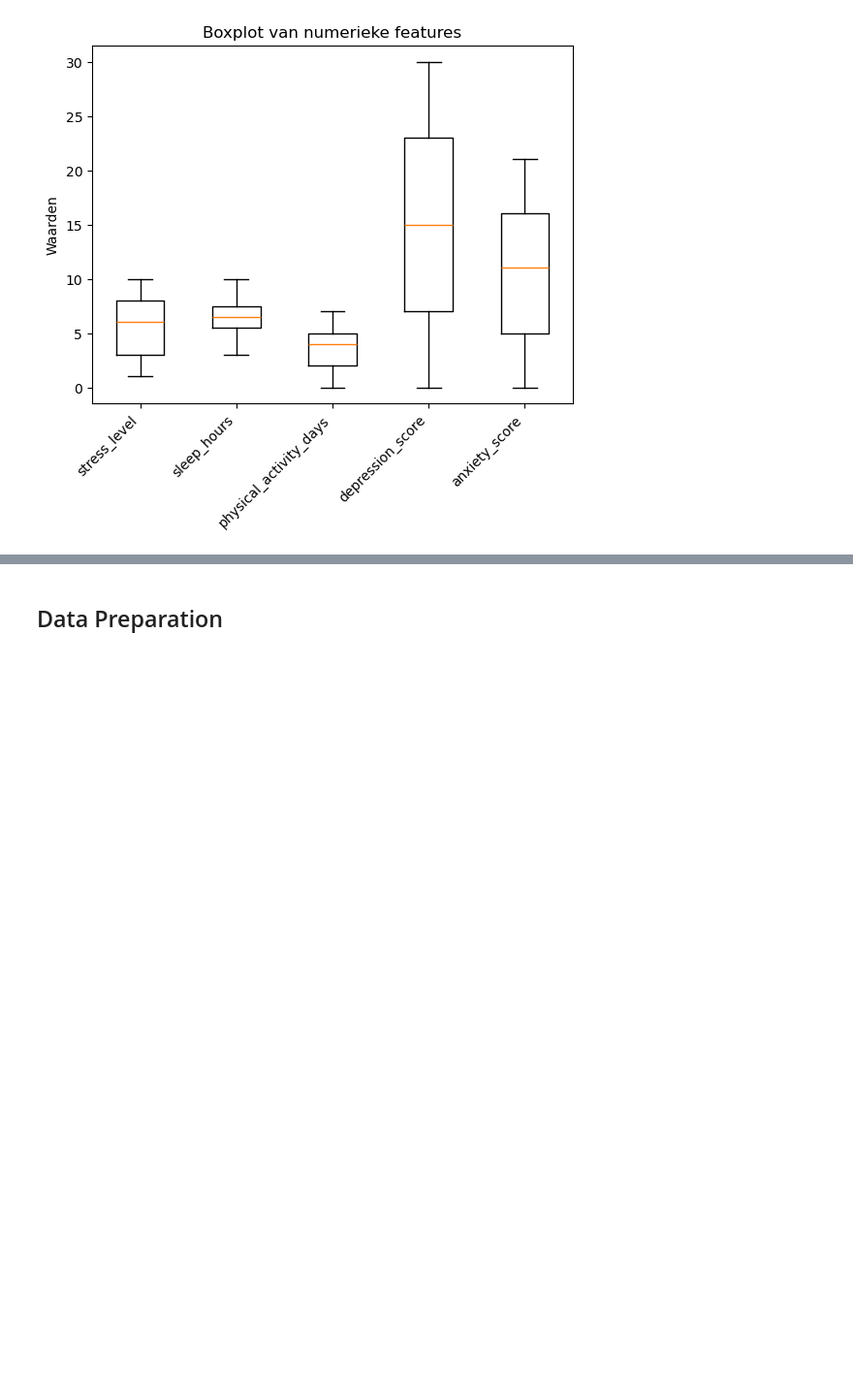
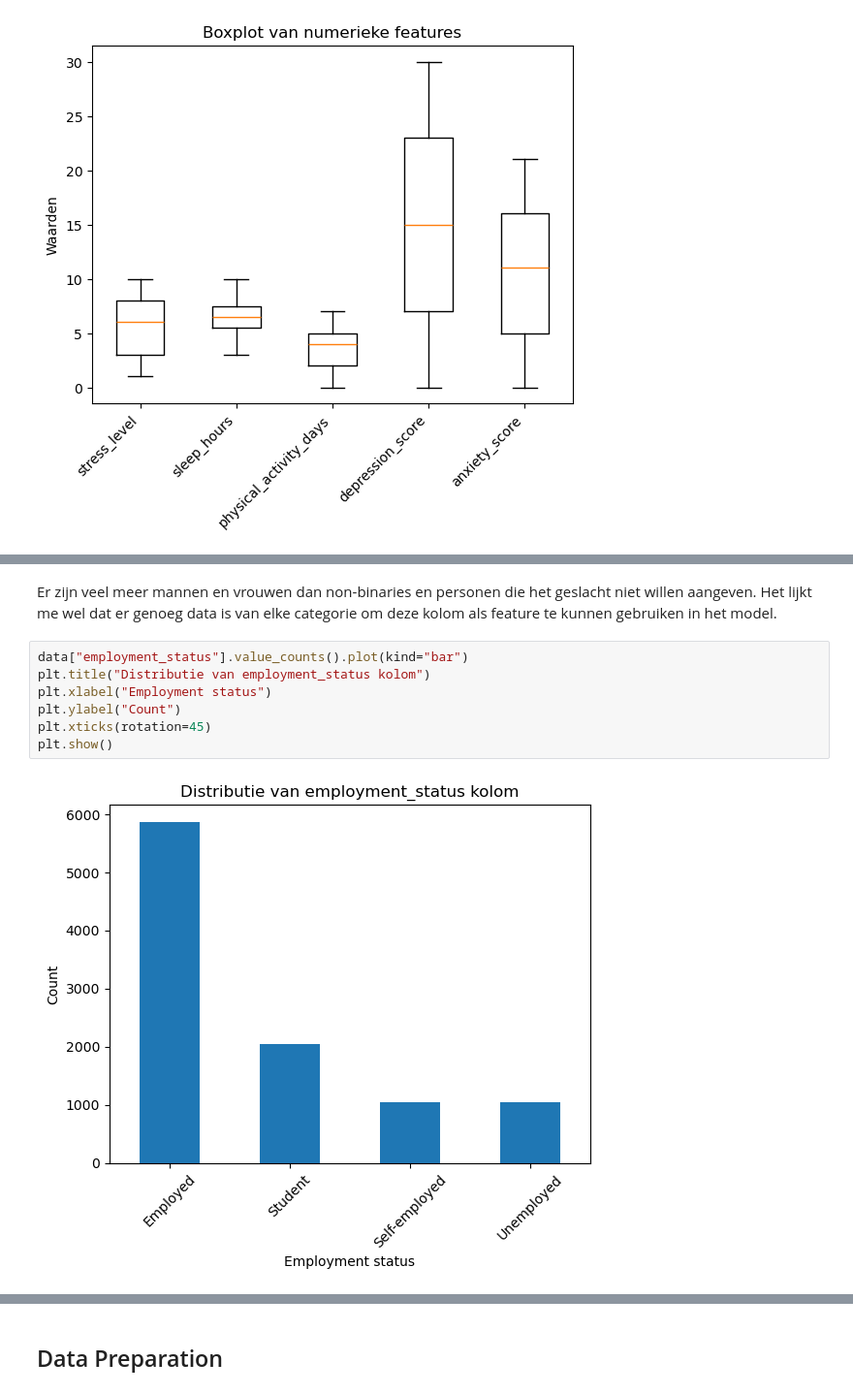
Before and after one commit to GitMathijs/S3_AI_lesmateriaal, a Jupyter notebook: Casus/casus.ipynb, the cells around one changed output, grey strips where cells are left out. Shown at 97% size. Drawn from its saved outputs; the diff is of its cells as text; blank space fills up the shorter version.

```diff
--- a/Casus/casus.ipynb
+++ b/Casus/casus.ipynb
@@ -130,0 +142,11 @@ Het lijkt erop dat we een best wel schone dataset gekregen hebben, omdat de spre
+# %% [markdown]
+Er zijn veel meer mannen en vrouwen dan non-binaries en personen die het geslacht niet willen aangeven. Het lijkt me wel dat er genoeg data is van elke categorie om deze kolom als feature te kunnen gebruiken in het model.
+# %%
+data["employment_status"].value_counts().plot(kind="bar")
+plt.title("Distributie van employment_status kolom")
+plt.xlabel("Employment status")
+plt.ylabel("Count")
+plt.xticks(rotation=45)
+plt.show()
+# %% [output]
+[figure, added]
```
Also changed, not shown: parts of 13 cells of this notebook.
